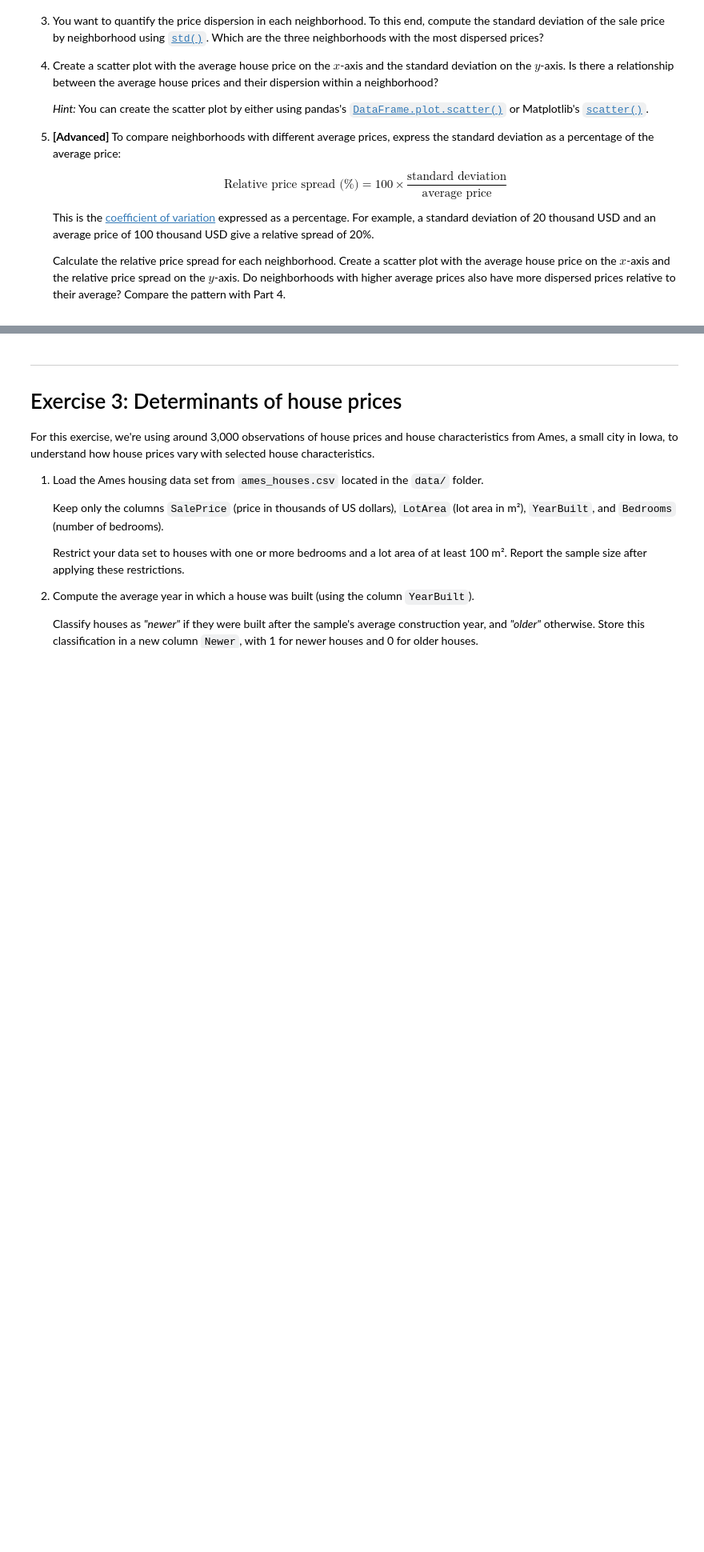
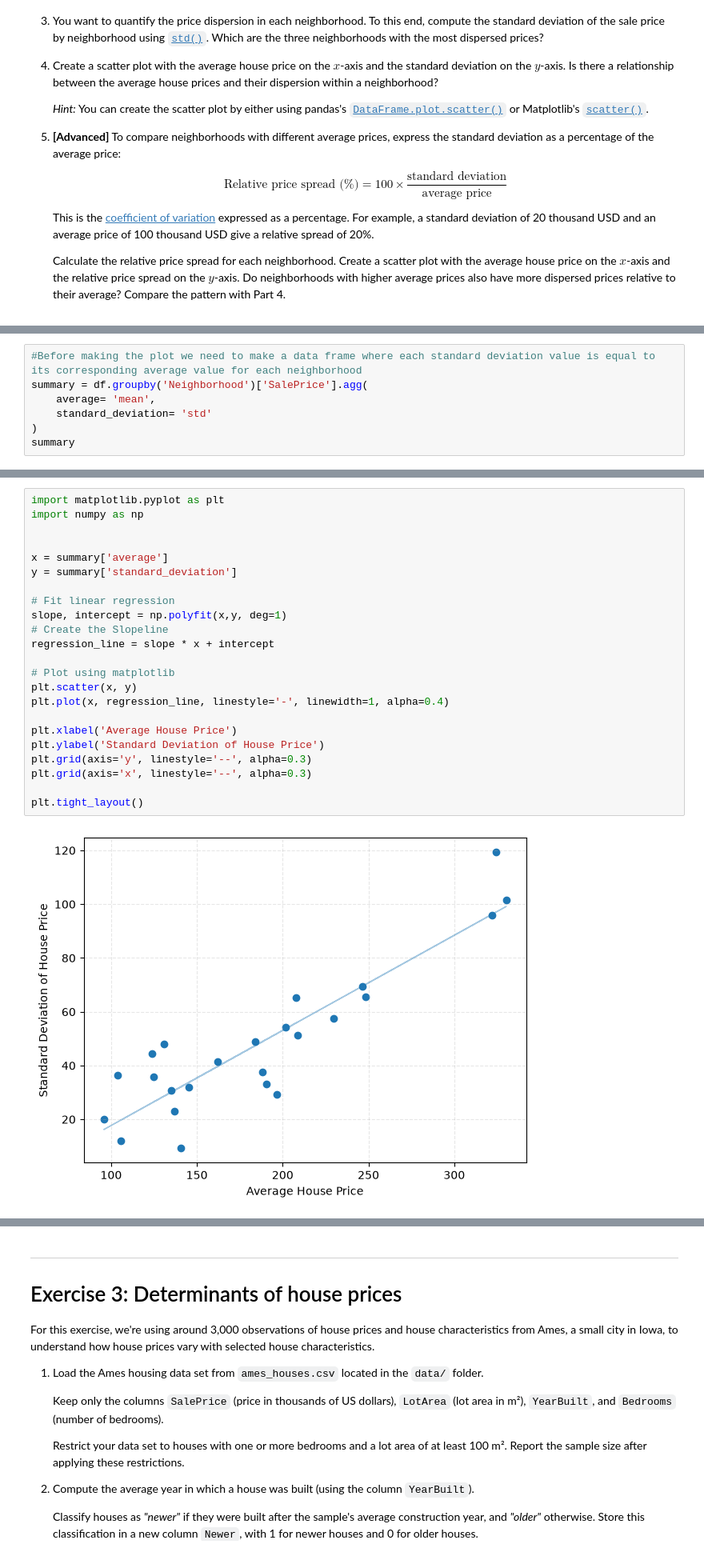
Before and after one commit to leohohner/TECH2-H26, a Jupyter notebook: workshops/workshop4/workshop4.ipynb, the cells around one changed output, grey strips where cells are left out. Shown at 80% size. Drawn from its saved outputs; the diff is of its cells as text; blank space fills up the shorter version.

```diff
--- a/workshops/workshop4/workshop4.ipynb
+++ b/workshops/workshop4/workshop4.ipynb
@@ -104,0 +342,7 @@ characteristics from Ames, a small city in Iowa.
+# %%
+#Before making the plot we need to make a data frame where each standard deviation value is equal to its corresponding average value for each neighborhood
+summary = df.groupby('Neighborhood')['SalePrice'].agg(
+    average= 'mean',
+    standard_deviation= 'std'
+)
+summary
@@ -104,0 +368,25 @@ characteristics from Ames, a small city in Iowa.
+# %%
+import matplotlib.pyplot as plt
+import numpy as np
+
+
+x = summary['average']
+y = summary['standard_deviation']
+
+# Fit linear regression
+slope, intercept = np.polyfit(x,y, deg=1)
+# Create the Slopeline
+regression_line = slope * x + intercept
+
+# Plot using matplotlib
+plt.scatter(x, y)
+plt.plot(x, regression_line, linestyle='-', linewidth=1, alpha=0.4)
+
+plt.xlabel('Average House Price')
+plt.ylabel('Standard Deviation of House Price')
+plt.grid(axis='y', linestyle='--', alpha=0.3)
+plt.grid(axis='x', linestyle='--', alpha=0.3)
+
+plt.tight_layout()
+# %% [output]
+[figure, added]
```
Also changed, not shown: parts of 55 cells of this notebook, 1 other file.
